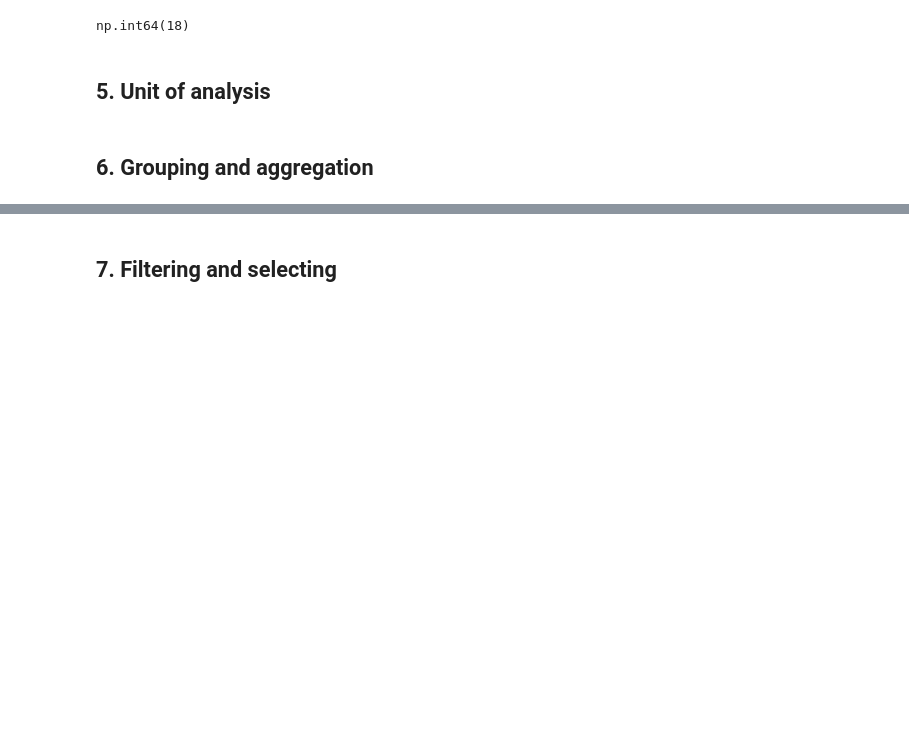
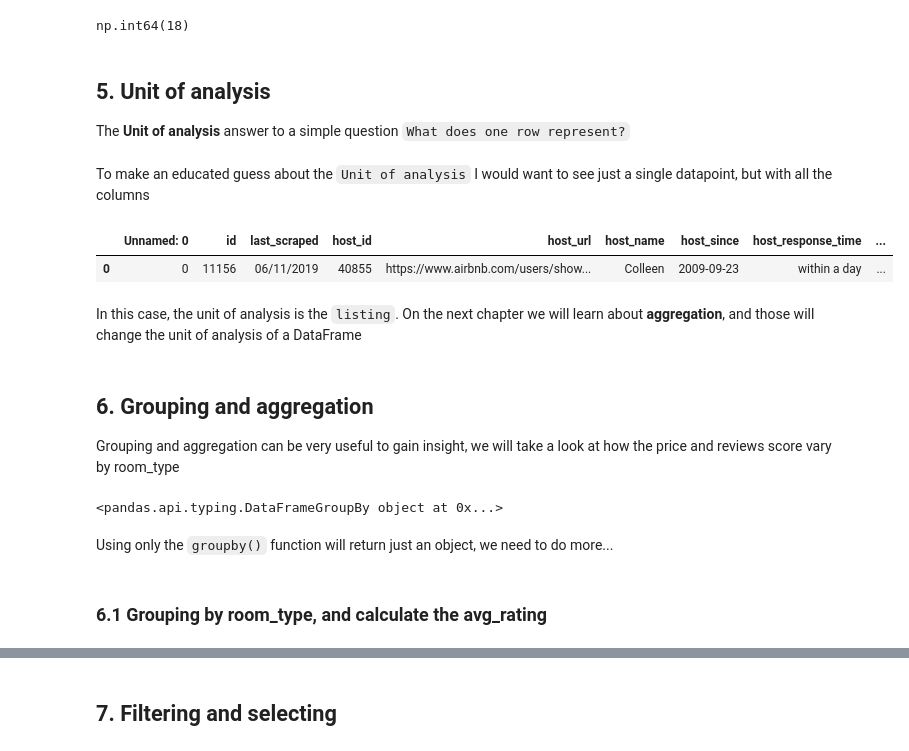
Before and after one commit to alessiotucci/Jupyter-and-Data-analysis, a Jupyter notebook: Cheat-sheet-Quiz2.ipynb, the cells around one changed output, grey strips where cells are left out. Drawn from its saved outputs; the diff is of its cells as text; code cells hidden in the pictures; blank space fills up the shorter version.

```diff
--- a/Cheat-sheet-Quiz2.ipynb
+++ b/Cheat-sheet-Quiz2.ipynb
@@ -317,5 +317,27 @@ len(miss_u[miss_u > 0])
 np.int64(18)
 # %% [markdown]
 ## 5. Unit of analysis
+The **Unit of analysis** answer to a simple question `What does one row represent?`
+# %%
+pd.set_option("display.max_columns", None) # Do this if you wanna see al the different columns
+# %% [markdown]
+To make an educated guess about the `Unit of analysis` I would want to see just a single datapoint, but with all the columns
+# %%
+df.head(1)
+# %% [output]
+|  | Unnamed: 0 | id | last_scraped | host_id | host_url | host_name | host_since | host_response_time | ... |
+| 0 | 0 | 11156 | 06/11/2019 | 40855 | https://www.airbnb.com/users/show... | Colleen | 2009-09-23 | within a day | ... |
+# %% [markdown]
+In this case, the unit of analysis is the `listing`.
+On the next chapter we will learn about **aggregation**, and those will change the unit of analysis of a DataFrame
 # %% [markdown]
 ## 6. Grouping and aggregation
+Grouping and aggregation can be very useful to gain insight, we will take a look at how the price and reviews score vary by room_type
+# %%
+df.groupby("room_type")
+# %% [output]
+<pandas.api.typing.DataFrameGroupBy object at 0x...>
+# %% [markdown]
+Using only the `groupby()` function will return just an object, we need to do more...
+# %% [markdown]
+### 6.1 Grouping by room_type, and calculate the avg_rating
```
Also changed, not shown: parts of 3 cells of this notebook.
